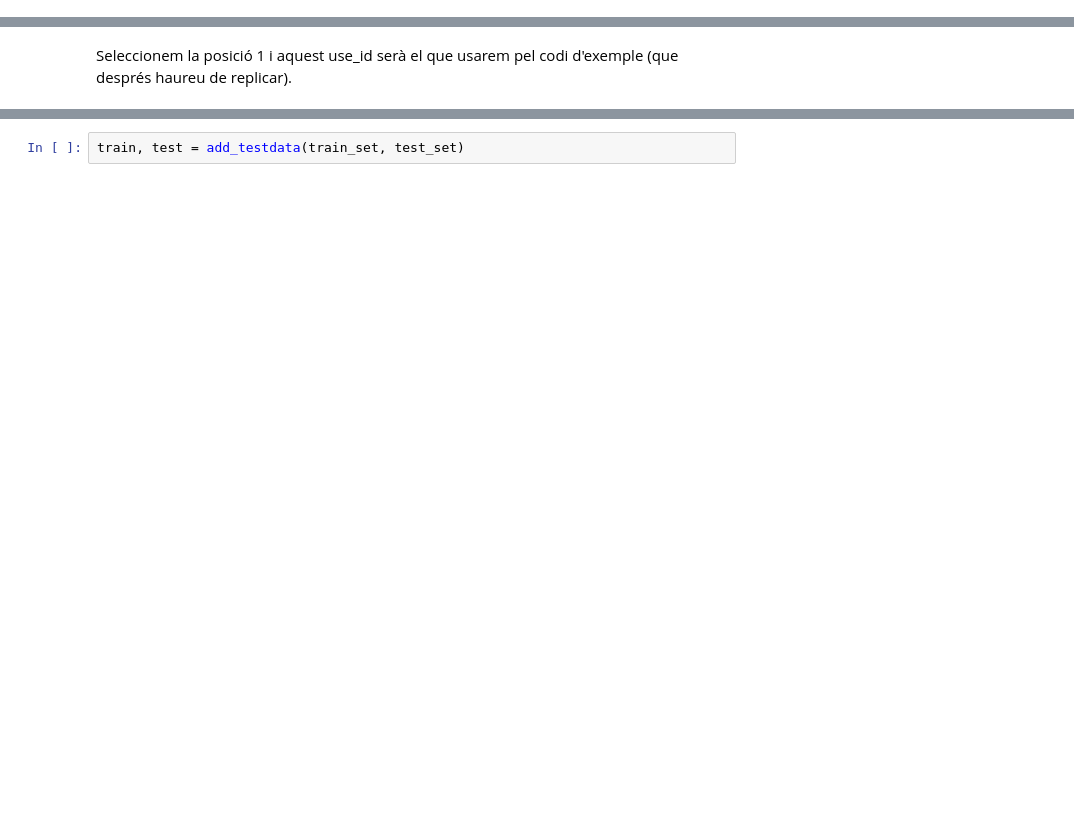
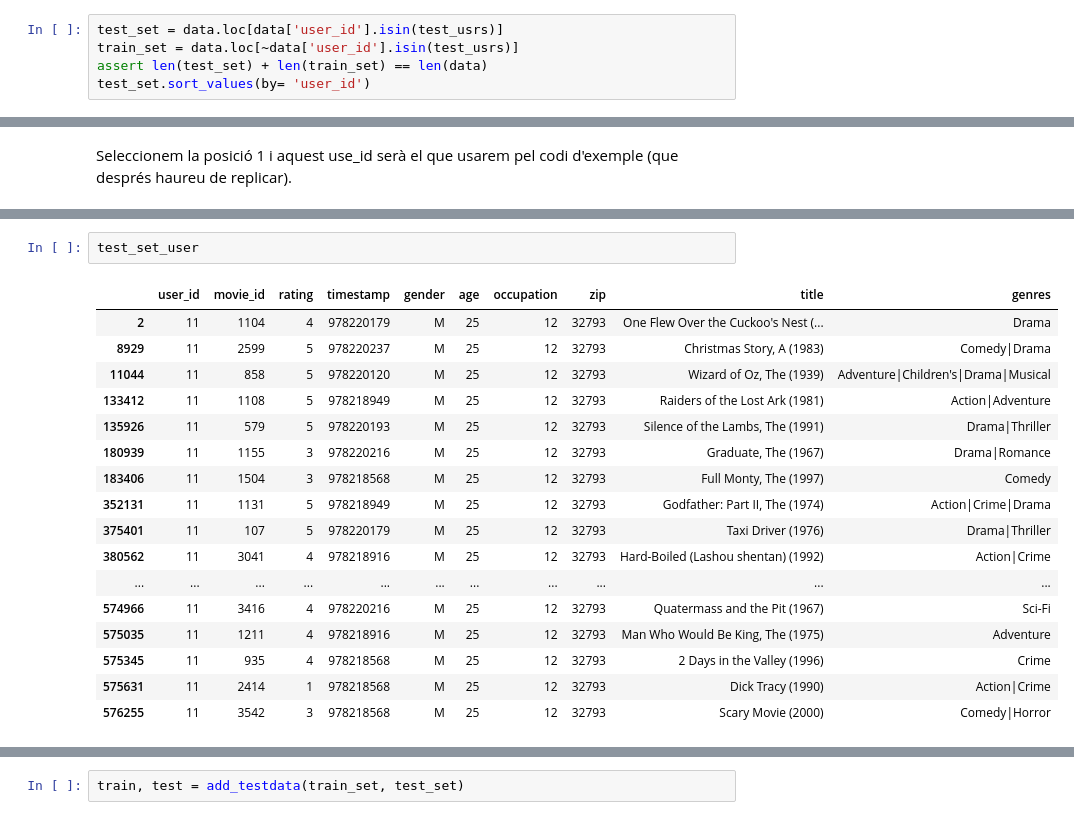
Before and after one commit to junjielyu13/Junior-Fall-Missions, a Jupyter notebook: TallerNousUsos/Practica/TNUI_P2/assigment_code.ipynb, the cells around one changed output, grey strips where cells are left out. Cells and saved outputs as stored; diff of their text form; blank space fills up the shorter version.

```diff
--- a/TallerNousUsos/Practica/TNUI_P2/assigment_code.ipynb
+++ b/TallerNousUsos/Practica/TNUI_P2/assigment_code.ipynb
@@ -591,0 +1126,5 @@ assert len(test_set) + len(train_set) == len(data)
+# %%
+test_set = data.loc[data['user_id'].isin(test_usrs)]
+train_set = data.loc[~data['user_id'].isin(test_usrs)]
+assert len(test_set) + len(train_set) == len(data)
+test_set.sort_values(by= 'user_id')
@@ -618,0 +1212,20 @@ print("TOTAL SAMPLES OF THE USER IN TEST SET: " + str(len(frame_test)))
+# %%
+test_set_user
+# %% [output]
+|  | user_id | movie_id | rating | timestamp | gender | age | occupation | zip | title | genres |
+| 2 | 11 | 1104 | 4 | 978220179 | M | 25 | 12 | 32793 | One Flew Over the Cuckoo's Nest (... | Drama |
+| 8929 | 11 | 2599 | 5 | 978220237 | M | 25 | 12 | 32793 | Christmas Story, A (1983) | Comedy|Drama |
+| 11044 | 11 | 858 | 5 | 978220120 | M | 25 | 12 | 32793 | Wizard of Oz, The (1939) | Adventure|Children's|Drama|Musical |
+| 133412 | 11 | 1108 | 5 | 978218949 | M | 25 | 12 | 32793 | Raiders of the Lost Ark (1981) | Action|Adventure |
+| 135926 | 11 | 579 | 5 | 978220193 | M | 25 | 12 | 32793 | Silence of the Lambs, The (1991) | Drama|Thriller |
+| 180939 | 11 | 1155 | 3 | 978220216 | M | 25 | 12 | 32793 | Graduate, The (1967) | Drama|Romance |
+| 183406 | 11 | 1504 | 3 | 978218568 | M | 25 | 12 | 32793 | Full Monty, The (1997) | Comedy |
+| 352131 | 11 | 1131 | 5 | 978218949 | M | 25 | 12 | 32793 | Godfather: Part II, The (1974) | Action|Crime|Drama |
+| 375401 | 11 | 107 | 5 | 978220179 | M | 25 | 12 | 32793 | Taxi Driver (1976) | Drama|Thriller |
+| 380562 | 11 | 3041 | 4 | 978218916 | M | 25 | 12 | 32793 | Hard-Boiled (Lashou shentan) (1992) | Action|Crime |
+| ... | ... | ... | ... | ... | ... | ... | ... | ... | ... | ... |
+| 574966 | 11 | 3416 | 4 | 978220216 | M | 25 | 12 | 32793 | Quatermass and the Pit (1967) | Sci-Fi |
+| 575035 | 11 | 1211 | 4 | 978218916 | M | 25 | 12 | 32793 | Man Who Would Be King, The (1975) | Adventure |
+| 575345 | 11 | 935 | 4 | 978218568 | M | 25 | 12 | 32793 | 2 Days in the Valley (1996) | Crime |
+| 575631 | 11 | 2414 | 1 | 978218568 | M | 25 | 12 | 32793 | Dick Tracy (1990) | Action|Crime |
+| 576255 | 11 | 3542 | 3 | 978218568 | M | 25 | 12 | 32793 | Scary Movie (2000) | Comedy|Horror |
```
Also changed, not shown: parts of 93 cells of this notebook, 1 other file.
